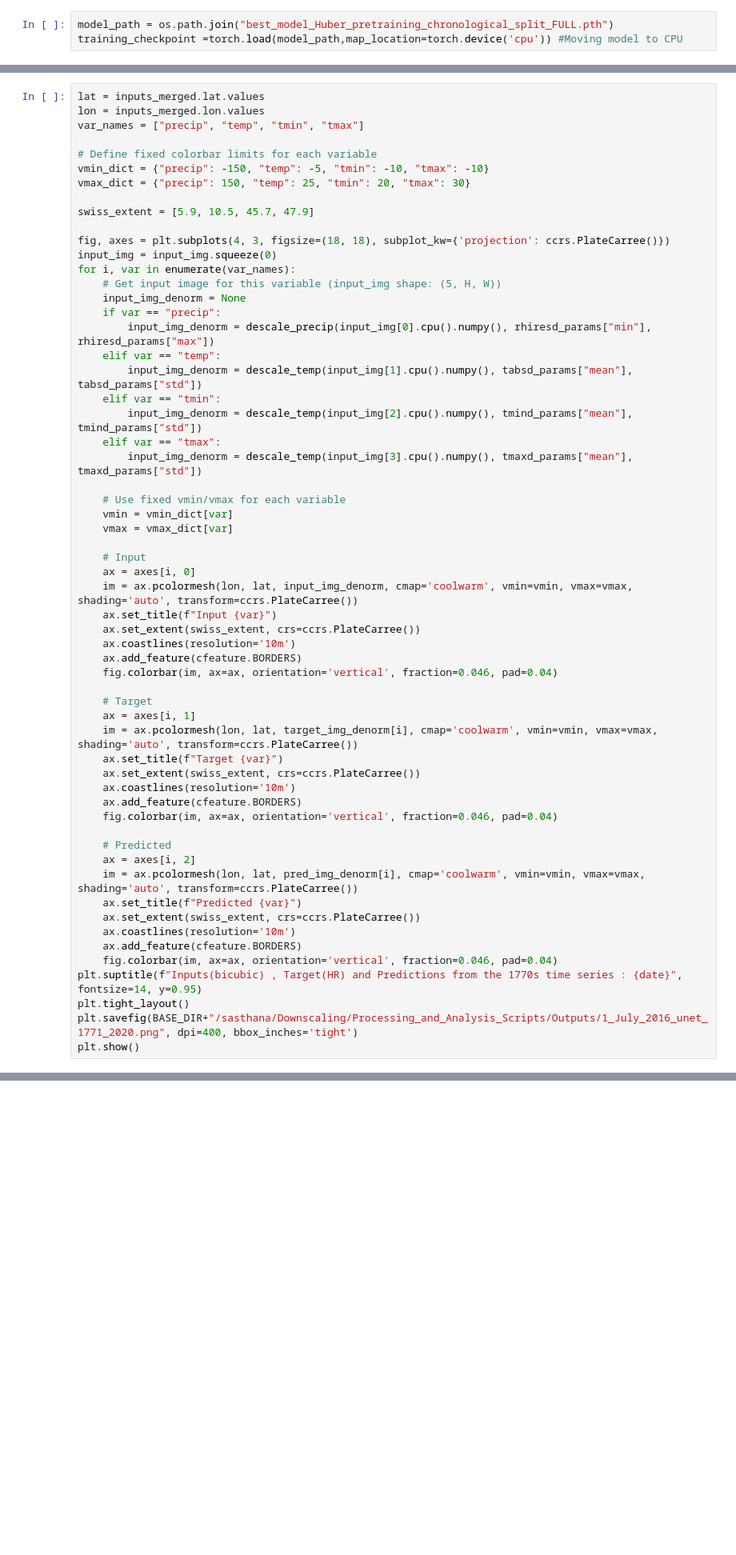
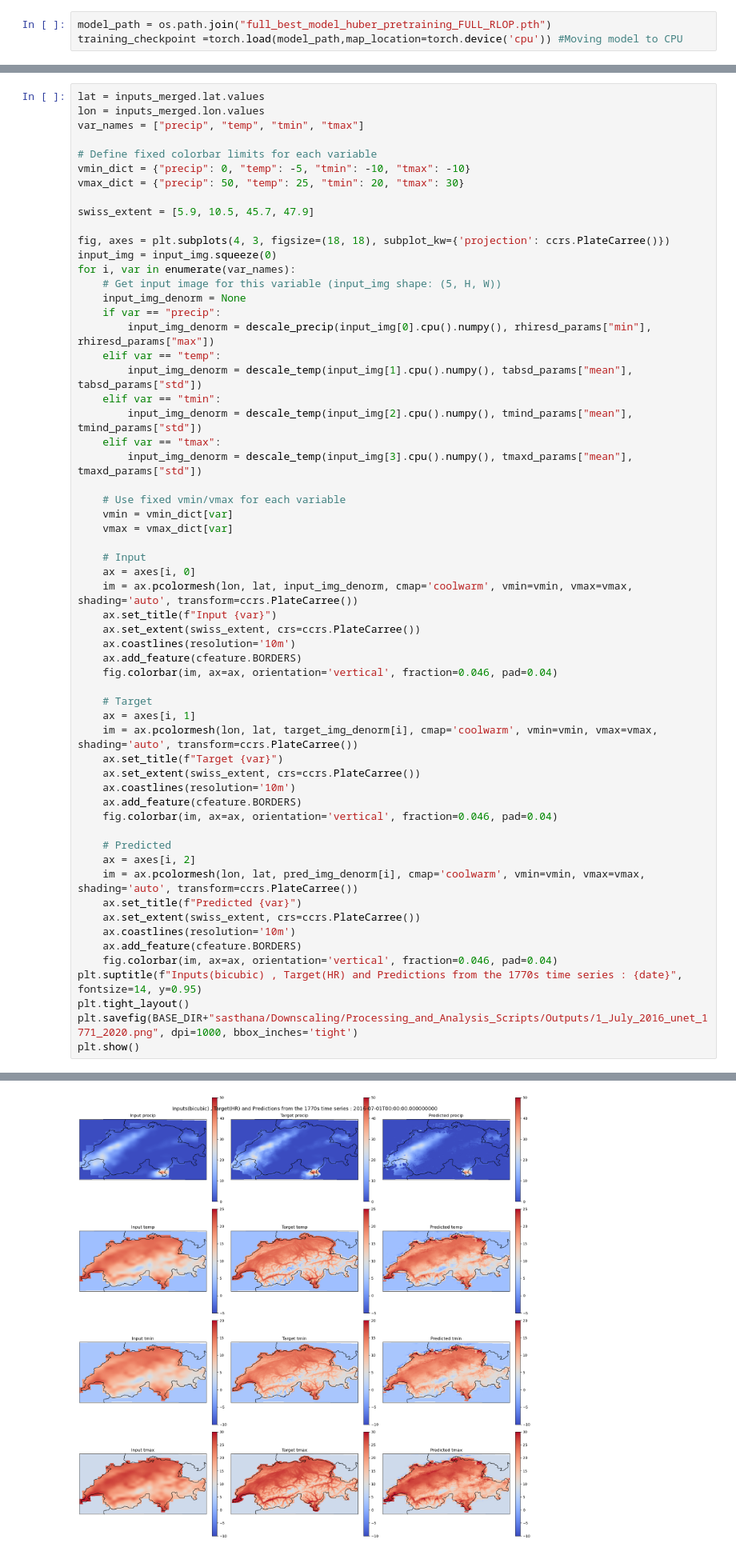
Before and after one commit to AsthanaShivanshi/Downscaling_Models, a Jupyter notebook: models_UNet/UNet_Deterministic_Pretraining_Dataset/UNet_visualisations.ipynb, the cells around one changed output, grey strips where cells are left out. Shown at 80% size. Cells and saved outputs as stored; diff of their text form; blank space fills up the shorter version.

```diff
--- a/models_UNet/UNet_Deterministic_Pretraining_Dataset/UNet_visualisations.ipynb
+++ b/models_UNet/UNet_Deterministic_Pretraining_Dataset/UNet_visualisations.ipynb
@@ -16,7 +16,7 @@ sys.path.append("../../Scripts/Functions/Climate_Indices")
 # %% [markdown]
 Loading the saved quick check trained model from Downscaling_Models/UNet_Deterministic_training_Dataset
 # %%
-model_path = os.path.join("best_model_Huber_pretraining_chronological_split_FULL.pth")
+model_path = os.path.join("full_best_model_huber_pretraining_FULL_RLOP.pth")
 training_checkpoint =torch.load(model_path,map_location=torch.device('cpu')) #Moving model to CPU
 # %%
 #Checking the parameters and keys
@@ -180,8 +198,8 @@ lon = inputs_merged.lon.values
 var_names = ["precip", "temp", "tmin", "tmax"]
 
 # Define fixed colorbar limits for each variable
-vmin_dict = {"precip": -150, "temp": -5, "tmin": -10, "tmax": -10}
-vmax_dict = {"precip": 150, "temp": 25, "tmin": 20, "tmax": 30}
+vmin_dict = {"precip": 0, "temp": -5, "tmin": -10, "tmax": -10}
+vmax_dict = {"precip": 50, "temp": 25, "tmin": 20, "tmax": 30}
 
 swiss_extent = [5.9, 10.5, 45.7, 47.9]
 
@@ -231,6 +249,6 @@ for i, var in enumerate(var_names):
     fig.colorbar(im, ax=ax, orientation='vertical', fraction=0.046, pad=0.04)
 plt.suptitle(f"Inputs(bicubic) , Target(HR) and Predictions from the 1770s time series : {date}", fontsize=14, y=0.95)
 plt.tight_layout()
-plt.savefig(BASE_DIR+"/sasthana/Downscaling/Processing_and_Analysis_Scripts/Outputs/1_July_2016_unet_1771_2020.png", dpi=400, bbox_inches='tight')
+plt.savefig(BASE_DIR+"sasthana/Downscaling/Processing_and_Analysis_Scripts/Outputs/1_July_2016_unet_1771_2020.png", dpi=1000, bbox_inches='tight')
 plt.show()
 # %% [output]
@@ -237,0 +255 @@ Error:
+[figure, added]
```
Also changed, not shown: parts of 2 cells of this notebook, 1 other file.
